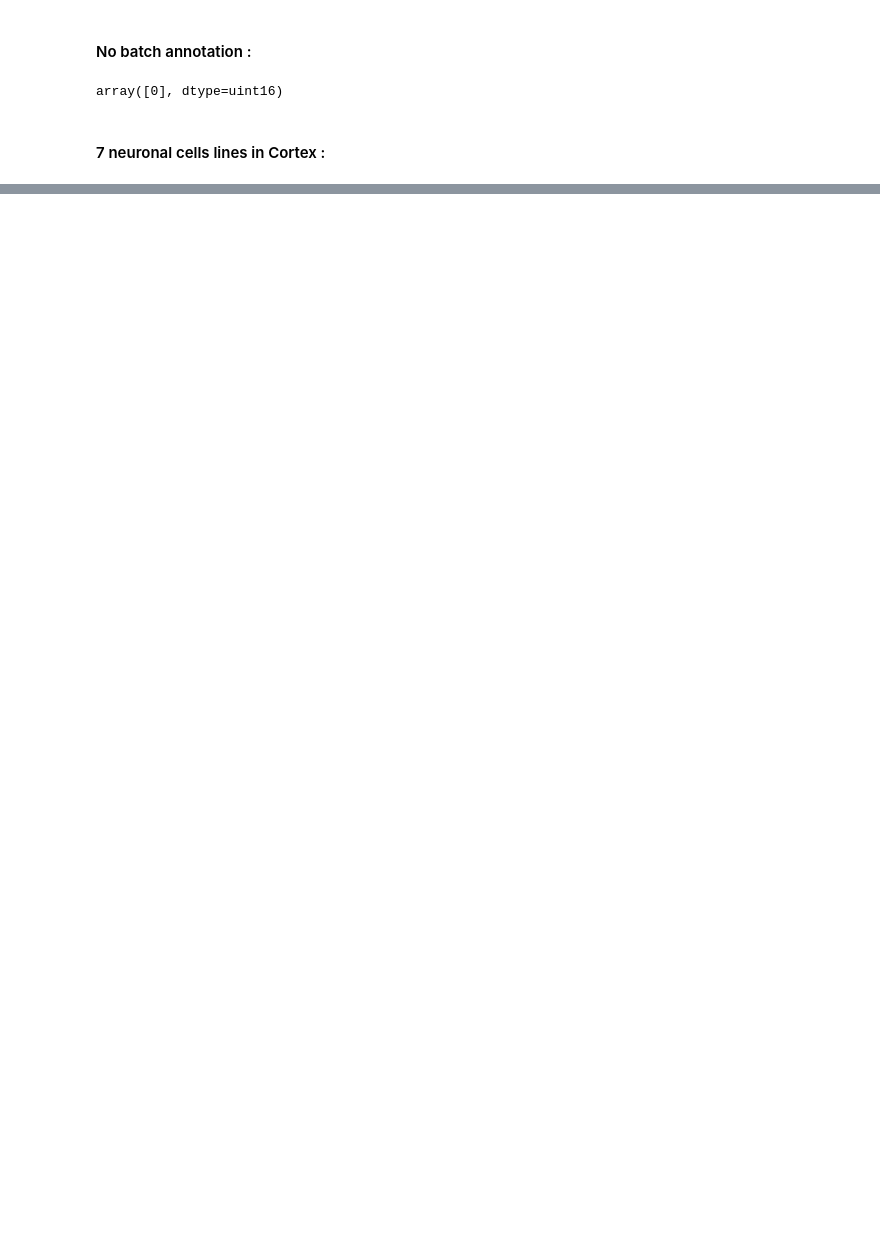
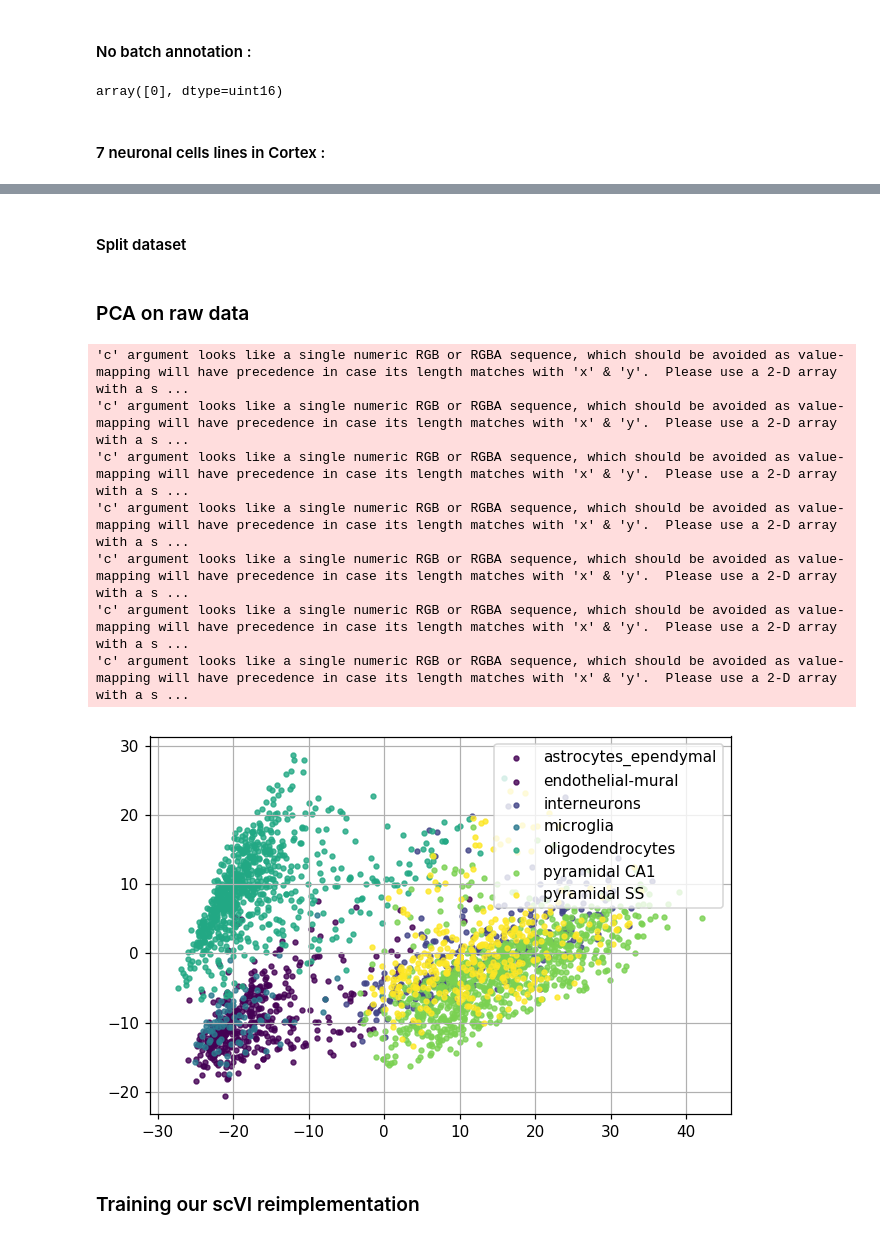
Before and after one commit to zacharielegault/umontreal-ift6269-pgm, a Jupyter notebook: cortex_experiments.ipynb, the cells around one changed output, grey strips where cells are left out. Saved outputs shown, nothing was run; the diff lists cells and outputs as text; code cells hidden in the pictures; blank space fills up the shorter version.

Commit message:
Comparison of our current reimplementation with the scVI paper's implementation : losses, pca, tsne ; using same data splitting tsne generating functions as in the paper

```diff
--- a/cortex_experiments.ipynb
+++ b/cortex_experiments.ipynb
@@ -4,0 +84,11 @@ from cortex import CortexDataset
+# %%
+def plot_latent(X, y, labels):
+    #labels = np.unique(y)
+    palette = cm.get_cmap('viridis', 6)
+    fig, ax = plt.subplots()
+    for i in range(len(labels)) :
+        color = palette(i / len(labels))
+        scatter = ax.scatter(x = X[np.argwhere(y == i)].T[0], y = X[np.argwhere(y== i)].T[1], c = color, label = labels[i], s=10, alpha=0.8)
+    ax.legend()
+    ax.grid()
+    plt.tight_layout()
@@ -24,0 +129,30 @@ array([0, 1, 2, 3, 4, 5, 6], dtype=uint16)
+# %% [markdown]
+#### Split dataset
+# %%
+#x_train, y_train, x_val,y_val = data_loader(cortex_dataset)
+idx_train, idx_test, _ = train_test_validation(cortex_dataset)
+x_train = cortex_dataset.X[idx_train]
+x_train = np.log(x_train + 1)
+y_train = cortex_dataset.labels[idx_train]
+x_test = cortex_dataset.X[idx_test]
+x_test = np.log(x_test + 1)
+y_test = cortex_dataset.labels[idx_test]
+# %% [markdown]
+### PCA on raw data
+# %%
+pca = PCA(2)
+# %%
+x = pca.fit_transform(x_train)
+# %%
+plot_latent(x, y_train, cortex_dataset.cell_types)
+# %% [output]
+'c' argument looks like a single numeric RGB or RGBA sequence, which should be avoided as value-mapping will have precedence in case its length matches with 'x' & 'y'.  Please use a 2-D array with a s ...
+'c' argument looks like a single numeric RGB or RGBA sequence, which should be avoided as value-mapping will have precedence in case its length matches with 'x' & 'y'.  Please use a 2-D array with a s ...
+'c' argument looks like a single numeric RGB or RGBA sequence, which should be avoided as value-mapping will have precedence in case its length matches with 'x' & 'y'.  Please use a 2-D array with a s ...
+'c' argument looks like a single numeric RGB or RGBA sequence, which should be avoided as value-mapping will have precedence in case its length matches with 'x' & 'y'.  Please use a 2-D array with a s ...
+'c' argument looks like a single numeric RGB or RGBA sequence, which should be avoided as value-mapping will have precedence in case its length matches with 'x' & 'y'.  Please use a 2-D array with a s ...
+'c' argument looks like a single numeric RGB or RGBA sequence, which should be avoided as value-mapping will have precedence in case its length matches with 'x' & 'y'.  Please use a 2-D array with a s ...
+'c' argument looks like a single numeric RGB or RGBA sequence, which should be avoided as value-mapping will have precedence in case its length matches with 'x' & 'y'.  Please use a 2-D array with a s ...
+[figure, added]
+# %% [markdown]
+### Training our scVI reimplementation
```
Also changed, not shown: parts of 39 cells of this notebook.
